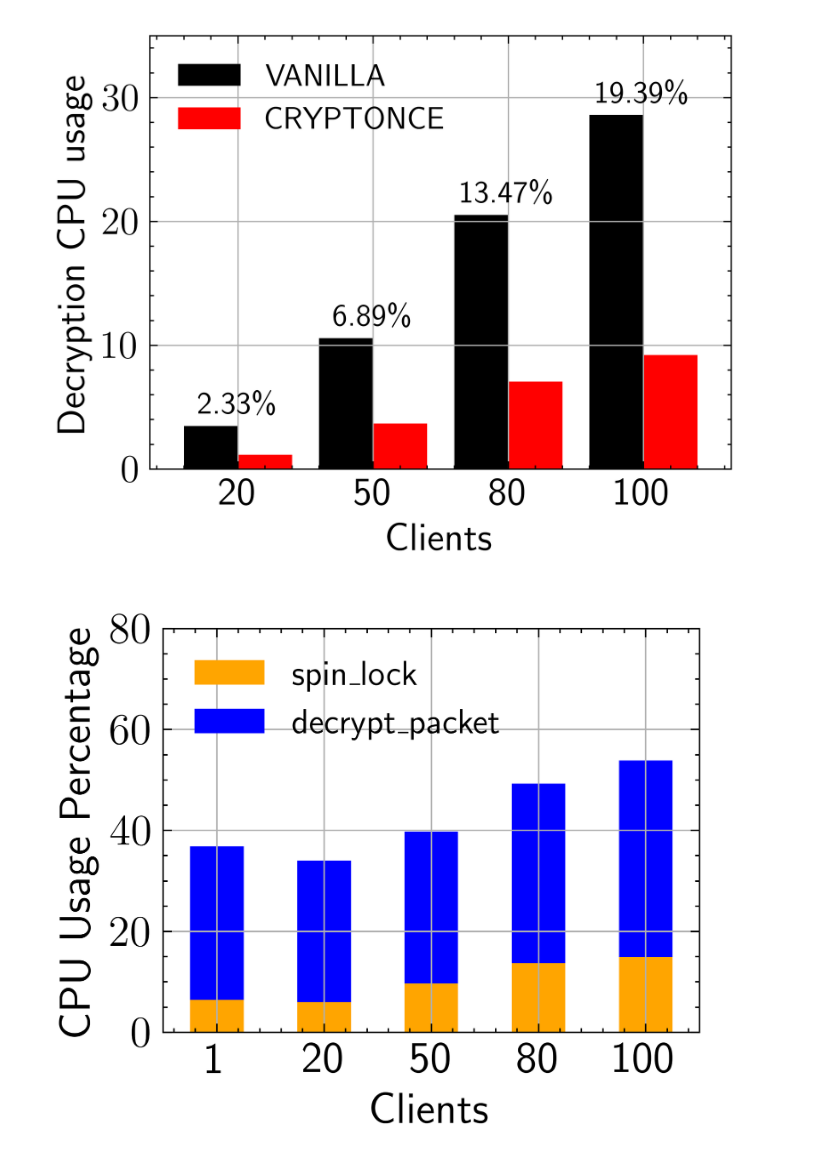
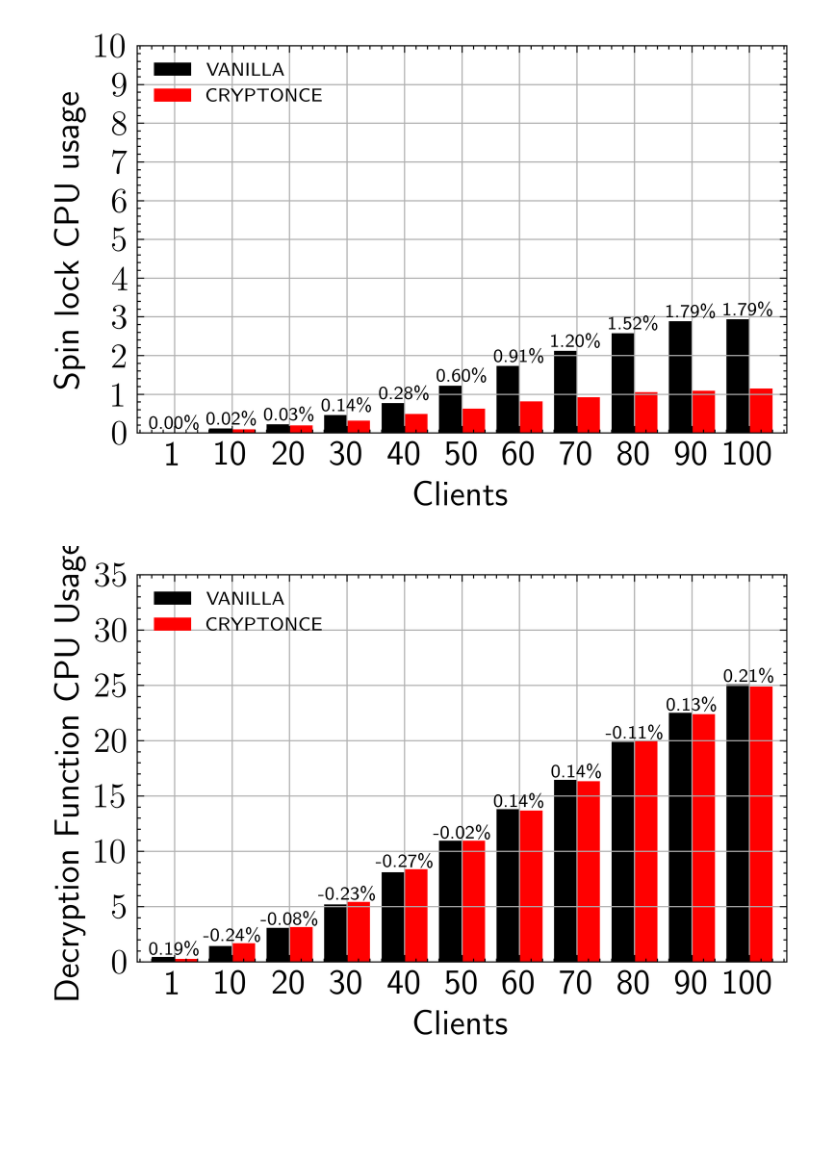
Before and after one commit to cesar237/wireguard-results-analysis, a Jupyter notebook: notebooks/Decrypt Time.ipynb, the cells around one changed output. Drawn from its saved outputs; the diff is of its cells as text; code cells hidden in the pictures; blank space fills up the shorter version.

```diff
--- a/notebooks/Decrypt Time.ipynb
+++ b/notebooks/Decrypt Time.ipynb
@@ -12,7 +13,7 @@ import functools
 import itertools
 # %%
 def average_data(df, keep=['cpu', 'client']):
-    res = df.groupby(keep+['run']).median(numeric_only=True).reset_index()
+    res = df.groupby(keep+['run']).mean(numeric_only=True).reset_index()
     res = res.groupby(keep).median(numeric_only=True).reset_index()
     return res
 
@@ -224,0 +234,18 @@ plt.rc('ytick', labelsize=BIGGER_SIZE)
+# %%
+dir_ = "res"
+skip = None
+maindir = f"../{dir_}"
+res_dirs = [infos_resdir(f) for f in os.listdir(maindir)]
+# index = find_index(res_dirs, 'no')
+# res_dirs.pop(index)
+index = find_index(res_dirs, 'yes')
+yes = res_dirs.pop(index)
+res_dirs.insert(0, yes)
+try:
+    os.makedirs(f"../graphs/{dir_}")
+except:
+    pass
+print_tab(enumerate(res_dirs))
+res_dirs = [res_dirs[0], res_dirs[5]]
+print()
+print_tab(enumerate(res_dirs))
@@ -225,39 +263,44 @@ plt.rc('ytick', labelsize=BIGGER_SIZE)
 # %%
-dir_ = "cryptonce-v1-1"
-skip = 1
-maindir = f"../{dir_}"
-res_dirs = [infos_resdir(f) for f in os.listdir(maindir)]
-index = find_index(res_dirs, 'no')
-res_dirs.pop(index)
-index = find_index(res_dirs, 'yes')
-yes = res_dirs.pop(index)
-res_dirs.insert(0, yes)
-try:
-    os.makedirs(f"../graphs/{dir_}")
-except:
-    pass
+colors = ['black', 'red']
+names=['VANILLA', 'CRYPTONCE']
+out = compute_improvement(res_dirs, import_decrypt_absolute, 'spin_lock', index='clients', names=names)
+plot_improvement(out, ylabel="Spin lock CPU usage", annotate='difference', names=names,
+                 ylim=[0, 10], space=.1, colors=colors, n_cols=1, legend_size=8,
+#                  savefig=f"../graphs/{dir_}/decryption_cpu.pdf",
+                 fontsize=8, ticker=1,
+                 figsize=(5, 3),
+)
+print(out)
 
-colors = ['black', 'red']
-out = compute_improvement(res_dirs, import_decrypt_absolute, 'decrypt_packet', index='clients')
-plot_improvement(out, ylabel="Decryption CPU usage", annotate='difference',
-                 ylim=[0, 35], space=1, colors=colors, n_cols=1, legend_size=12,
-                 savefig=f"../graphs/{dir_}/decryption_cpu.pdf",
-                 figsize=(4, 3),
+out = compute_improvement(res_dirs, import_decrypt_absolute, 'decrypt_packet', index='clients', names=names)
+plot_improvement(out, ylabel="Decryption Function CPU Usage", annotate='difference', names=names,
+                 ylim=[0, 35], space=.2, colors=colors, n_cols=1, legend_size=8,
+#                  savefig=f"../graphs/{dir_}/decryption_cpu.pdf",
+                 fontsize=8,
+                 figsize=(5, 3),
+)
+
+out = compute_improvement(res_dirs, import_decrypt_absolute, 'decrypt_worker', index='clients', names=names)
+plot_improvement(out, ylabel="Decryption Worker CPU Usage", annotate='difference', names=names,
+                 ylim=[0, 35], space=.2, colors=colors, n_cols=1, legend_size=8,
+#                  savefig=f"../graphs/{dir_}/decryption_cpu.pdf",
+                 fontsize=8,
+                 figsize=(5, 3),
 )
 
 cols = ['spin_lock', 'decrypt_packet']
 colors = ['orange', 'blue']
 
 for res in res_dirs:
-    df = import_decrypt(res['path'])[0].set_index('clients')
+    df = import_decrypt(res['path'])[1].set_index('clients')
     with plt.style.context(['science', 'ieee']):
-        df[cols].plot.bar(
+        ax = df[cols].plot.bar(figsize=(5, 3),
             xlabel="Clients", ylabel="CPU Usage Percentage",
-            stacked=True, ylim=[0, 80], color=colors, grid=True,
+            stacked=True, ylim=[0, 40], color=colors, grid=True,
         )
 
         plt.xticks(rotation=0)
         plt.legend(loc='upper left', prop = {"size":12})
+        ax.yaxis.set_major_locator(mp.ticker.MultipleLocator(5))
         plt.savefig(f"../graphs/{dir_}/spinratios_{res['name']}.pdf", dpi=300)
-out
 # %% [output]
@@ -270,2 +320,2 @@ out
-[figure, old version]
+[figure, new version]
-[figure, old version]
+[figure, new version]
```
Also changed, not shown: parts of 16 cells of this notebook, 29 other files.
